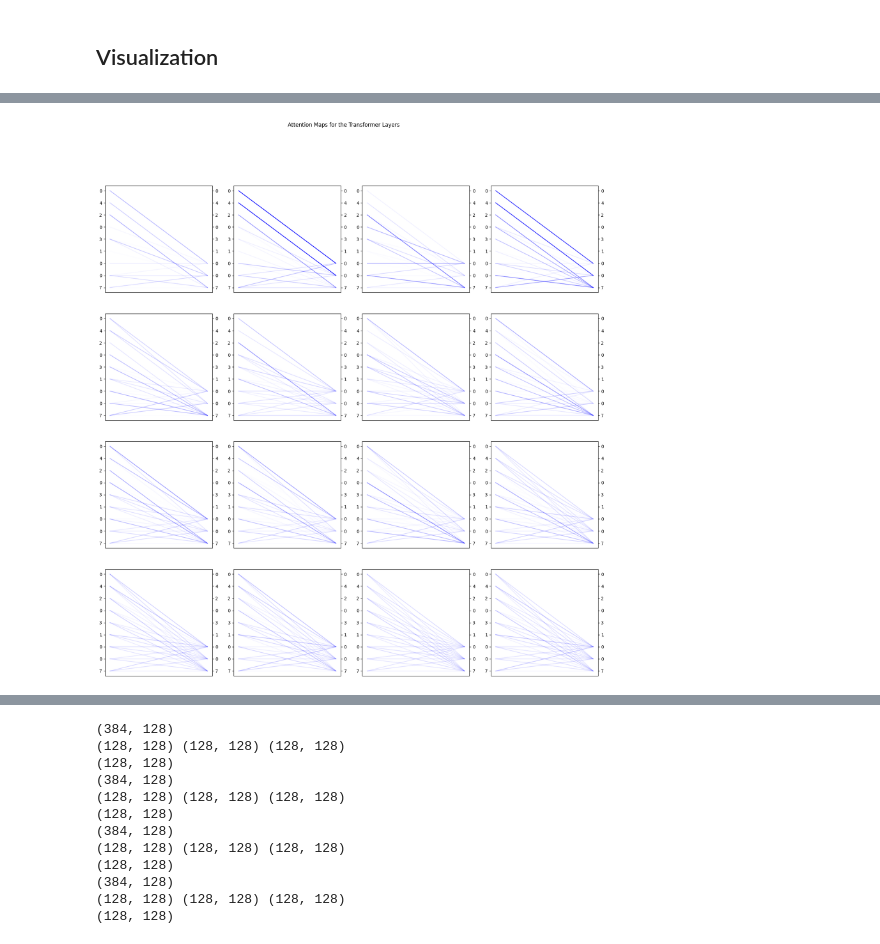
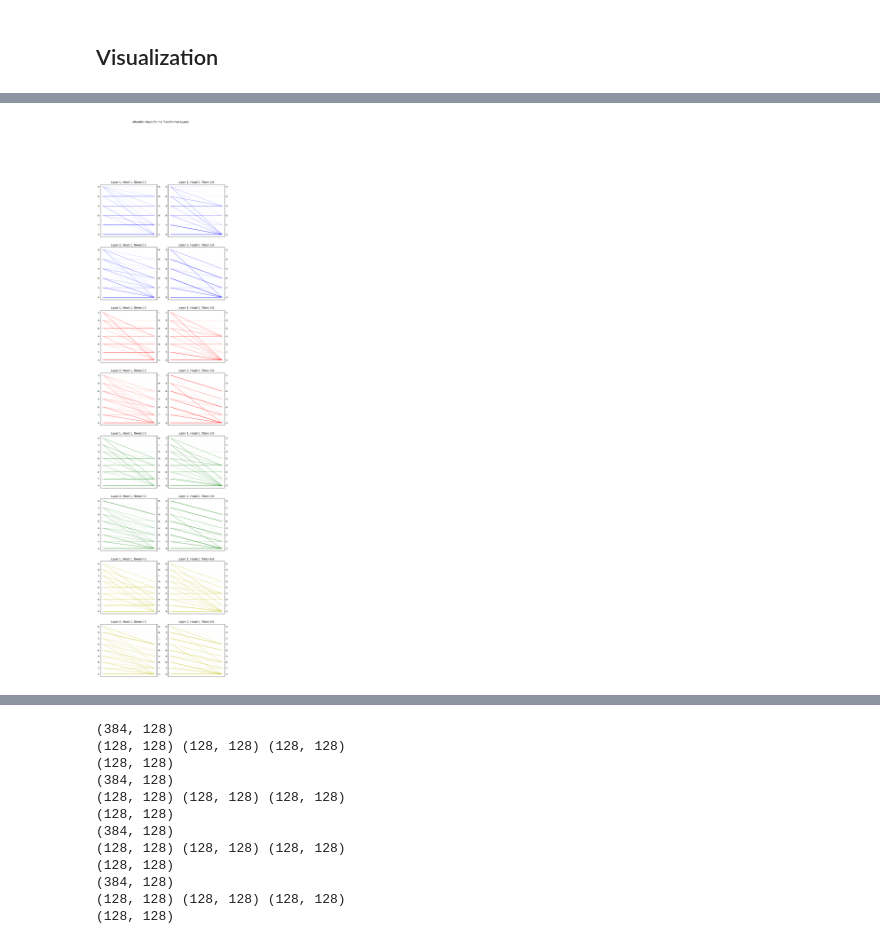
Before and after one commit to RafalLeja/MathGPT, a Jupyter notebook: src/Arithmetic/static_add.ipynb, the cells around one changed output, grey strips where cells are left out. Drawn from its saved outputs; the diff is of its cells as text; code cells hidden in the pictures.

```diff
--- a/src/Arithmetic/static_add.ipynb
+++ b/src/Arithmetic/static_add.ipynb
@@ -102,8 +102,8 @@ tensor([2, 9, 3, 4, 8, 0, 0, 7, 7])
 # create a GPT instance
 from mingpt.model import GPT
 
-HEADS = 4
-LAYERS = 4
+HEADS = 2
+LAYERS = 2
 EMBEDDING_DIM = 128
 
 model_config = GPT.get_default_config()
@@ -366,59 +366,74 @@ for i in range(1, 4):
     inputs.append(output_tensor)
     output_tensor = model.generate(output_tensor, 1, do_sample=False)
 
-print(inputs)
+# print(inputs)
 output_tensor = output_tensor[:, 1:]
 # print(input_tensor)
 # print(output_tensor)
 
-words = [str(i.item()) for i in input_tensor[0]][::-1]
+
 words_y = [str(i.item()) for i in output_tensor[0]][::-1]
 
-fig, axes = plt.subplots(LAYERS, HEADS, figsize=(20, 20))
+fig, axes = plt.subplots(LAYERS*4, HEADS, figsize=(5*HEADS, (5*LAYERS)*4))
 fig.suptitle("Attention Maps for the Transformer Layers")
 
-# Pass the input tensor through the embedding layers
-input_emb = model.transformer.wte(input_tensor) + model.transformer.wpe(torch.arange(input_tensor.size(1), device=device))
+colors = {0: 'b-', LAYERS: 'r-', 2*LAYERS: 'g-', 3*LAYERS: 'y-'}
 
-l = 0
-# Pass through the transformer layers
-for layer in model.transformer.h:
-    # Layer normalization
-    normed_input = layer.ln_1(input_emb)
-    B, T, C = normed_input.size()
+inp = 0
+for input_tensor in inputs:
+    # Pass the input tensor through the embedding layers
+    input_emb = model.transformer.wte(input_tensor) + model.transformer.wpe(torch.arange(input_tensor.size(1), device=device))
 
-    # Self-attention
-    attn_weights = layer.attn.c_attn(normed_input)
-    q, k, v = attn_weights.split(model_config.n_embd, dim=2)
+    l = 0
+    # Pass through the transformer layers
+    for layer in model.transformer.h:
+        # print(len(model.transformer.h))
+        # Layer normalization
+        normed_input = layer.ln_1(input_emb)
+        B, T, C = normed_input.size()
 
-    k = k.view(B, T, HEADS, C // HEADS).transpose(1, 2) # (B, nh, T, hs)
-    q = q.view(B, T, HEADS, C // HEADS).transpose(1, 2) # (B, nh, T, hs)
-    v = v.view(B, T, HEADS, C // HEADS).transpose(1, 2) # (B, nh, T, hs)
+        # Self-attention
+        attn_weights = layer.attn.c_attn(normed_input)
+        q, k, v = attn_weights.split(model_config.n_embd, dim=2)
 
-    attn_scores = (q @ k.transpose(-2, -1)) * (1.0 / np.sqrt(k.size(-1)))
-    attn_probs = torch.Tensor(attn_scores)
-    # print(attn_probs.size())
+        k = k.view(B, T, HEADS, C // HEADS).transpose(1, 2) # (B, nh, T, hs)
+        q = q.view(B, T, HEADS, C // HEADS).transpose(1, 2) # (B, nh, T, hs)
+        v = v.view(B, T, HEADS, C // HEADS).transpose(1, 2) # (B, nh, T, hs)
 
-    n = attn_probs.size(-1)
+        attn_scores = (q @ k.transpose(-2, -1)) * (1.0 / np.sqrt(k.size(-1)))
+        attn_probs = torch.Tensor(attn_scores)
+        # attn_probs = attn_probs.abs() / math.sqrt(k.size(-1))
+        attn_probs = attn_probs.masked_fill(~torch.tril(torch.ones(T, T, device=device)).bool(), float('-inf'))
+        # print(attn_probs)
 
-    for h in range(HEADS):
-        # print(attn_probs[0, h])
-        probs = F.softmax(attn_probs[0, h].detach(), dim=-1)
+        n = attn_probs.size(-1)
+        words = [str(i.item()) for i in input_tensor[0]][::1]
 
-        axes[l, h].set_xticks([])
-        axes[l, h].set_yticks(np.arange(n))
-        axes[l, h].set_yticklabels(words)
-        ax2 = axes[l, h].twinx()
-        ax2.set_yticks(np.arange(n))
-        ax2.set_yticks(np.arange(n))
-        ax2.set_yticklabels(words)
-        for i in range(n):
-            for j in range(3):
-                if probs[i, j].item() > 0:  # Threshold for visibility
-                    axes[l, h].plot([0, 1], [i, j], 'b-', alpha=probs[i, j].item())
-                    ax2.plot([0, 1], [i, j], 'b-', alpha=0)
 
-    l += 1
+        for h in range(HEADS):
+            # print(attn_probs[0, h])
+
+            probs = F.softmax(attn_probs[0, h], dim=-1)
+            # probs = probs.transpose(0, 1)
+            print(probs)
+
+            axes[l+inp, h].set_xticks([])
+            axes[l+inp, h].set_yticks(np.arange(n))
+            axes[l+inp, h].set_yticklabels(words)
+            axes[l+inp, h].set_title(f"Layer {l+1}, Head {h+1}, Token {(inp/LAYERS)+1}")
+            ax2 = axes[l+inp, h].twinx()
+            ax2.set_yticks(np.arange(n))
+            ax2.set_yticks(np.arange(n))
+            ax2.set_yticklabels(words)
+            for i in range(n):
+                for j in range(n):
+                    if probs[i, j].item() > 0:  # Threshold for visibility
+                        axes[l+inp, h].plot([0, 1], [i, j], colors[inp], alpha=probs[i, j].item())
+                        ax2.plot([0, 1], [i, j], 'b-', alpha=0)
+
+        l += 1
+
+    inp += LAYERS
 
 plt.show()
 print("Input Tensor:", input_tensor)
@@ -428 +459 @@ print("Predicted Token:", output_tensor)
-[figure, old version]
+[figure, new version]
```
Also changed, not shown: parts of 7 cells of this notebook, 1 other file.
